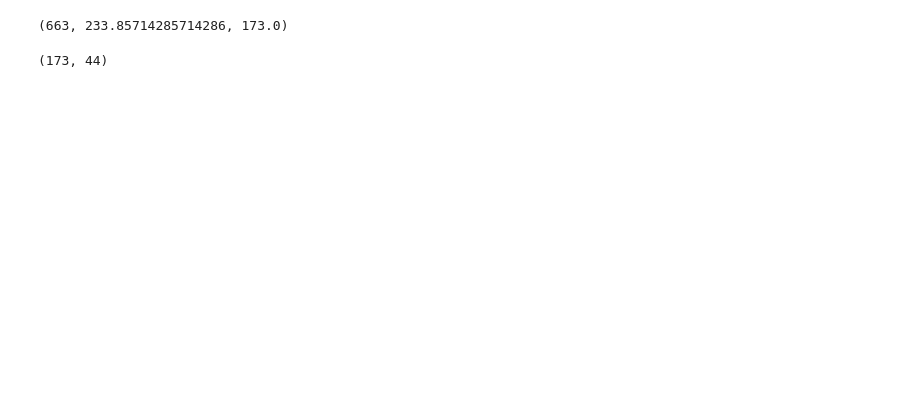
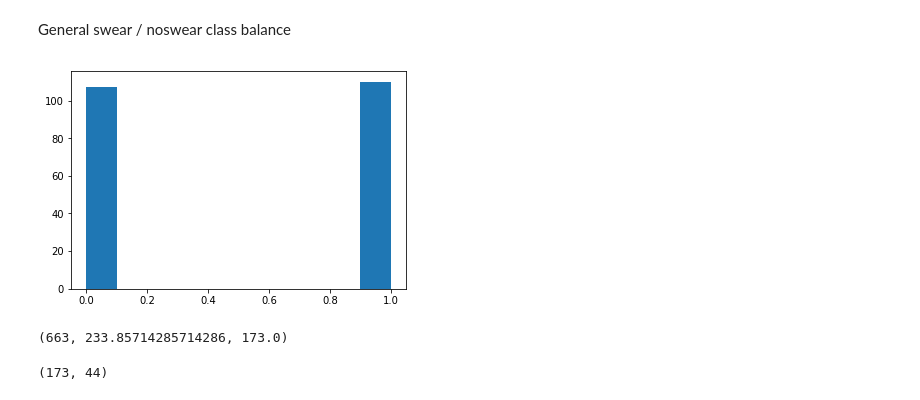
Before and after one commit to deepestcyber/noswear, a Jupyter notebook: binary_recognition.ipynb, the cells around one changed output. Drawn from its saved outputs; the diff is of its cells as text; code cells hidden in the pictures; blank space fills up the shorter version.

Commit message:
Add dataset statistics

```diff
--- a/binary_recognition.ipynb
+++ b/binary_recognition.ipynb
@@ -26,6 +28,10 @@ base_model = DeepSpeech.load_model(
 audio_conf = DeepSpeech.get_audio_conf(base_model)
 parser = SpectrogramParser(audio_conf)
 # %%
-ds = dataset.SwearDataset(dataset.DEFAULT_PROVIDERS)
+ds_swear = dataset.SwearDataset(dataset.DEFAULT_PROVIDERS)
+# %%
+X_swear, y_swear = ds_swear.load()
+# %%
+ds = dataset.SwearBinaryAudioDataset(X_swear, y_swear, parser)
 # %%
 X, y = ds.load()
@@ -34,2 +37,0 @@ ds = dataset.SwearBinaryAudioDataset(X, y, parser)
-# %%
-X, y = ds.load()
@@ -36,3 +41,9 @@ X, y = ds.load()
+# %% [markdown]
+General swear / noswear class balance
+# %%
+plt.hist(y);
+# %% [output]
+[figure, added]
 # %%
 seq_lens = np.array([x.shape[1] for x in X])
 max_seq_len = max(seq_lens)
```
Also changed, not shown: parts of 25 cells of this notebook, 1 other file.
